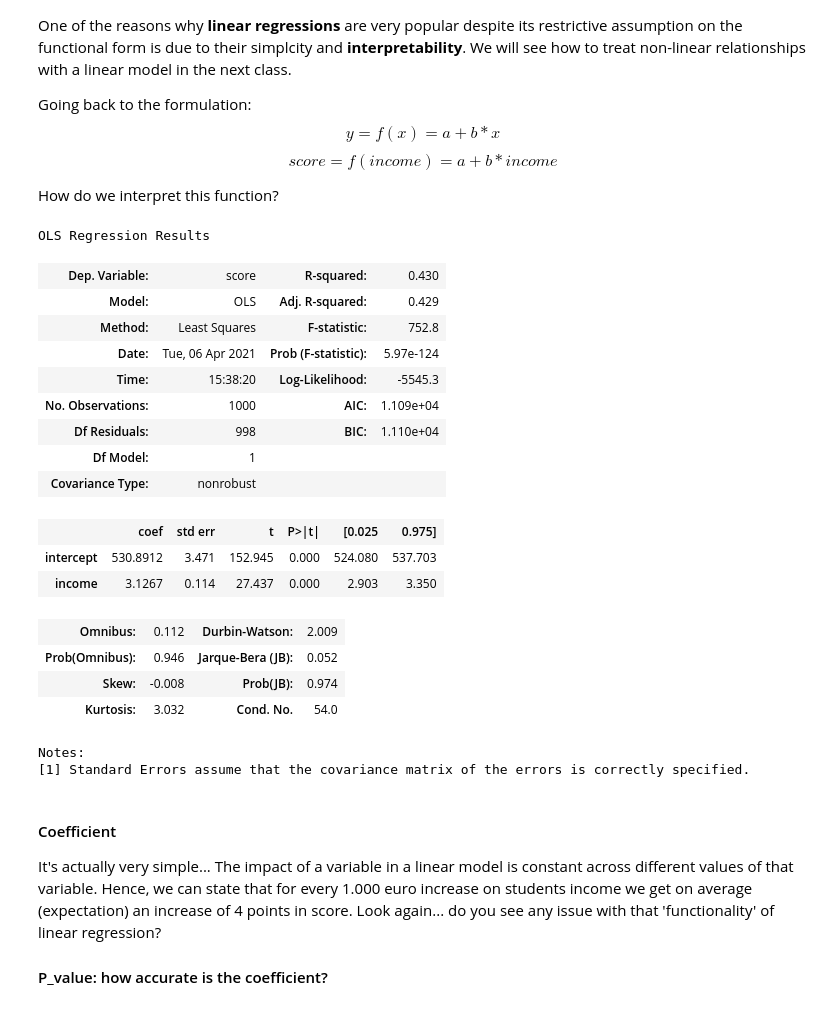
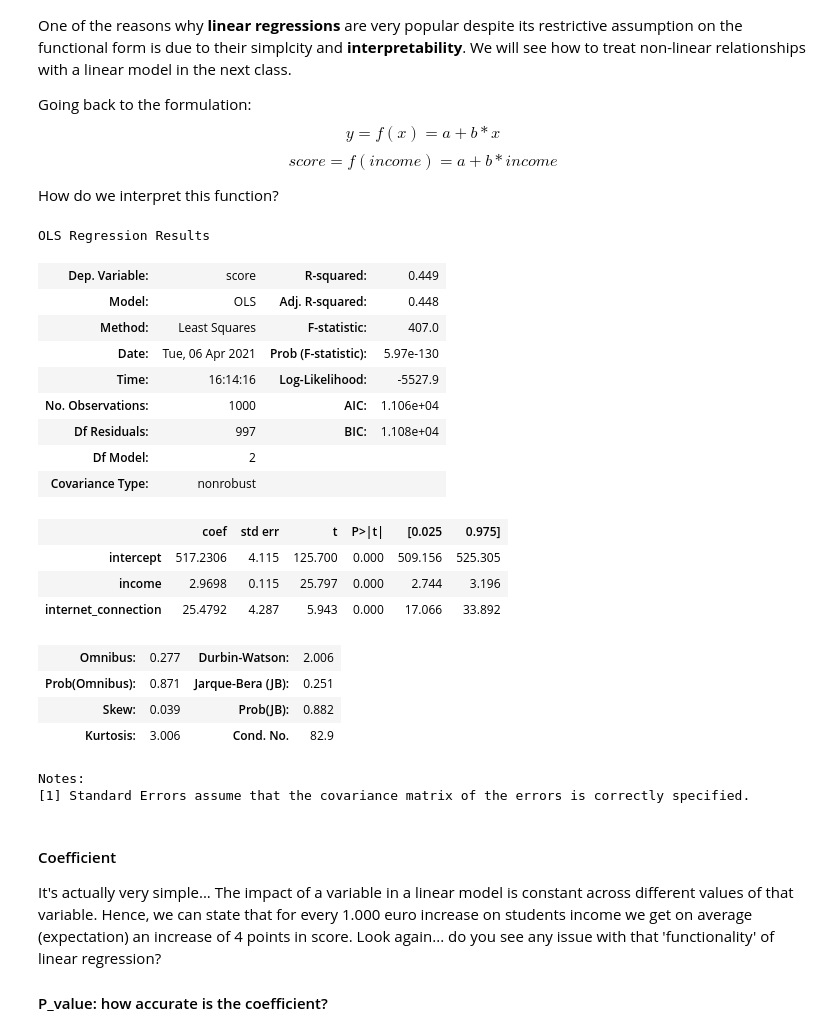
Before and after one commit to minyoungrho/MachineLearning, a Jupyter notebook: classnotes/reg_linear.ipynb, the cells around one changed output. Drawn from its saved outputs; the diff is of its cells as text; code cells hidden in the pictures.

```diff
--- a/classnotes/reg_linear.ipynb
+++ b/classnotes/reg_linear.ipynb
@@ -63,27 +74,28 @@ How do we interpret this function?
 # %%
 from statsmodels.api import OLS
 data['intercept'] = 1
-ols = OLS(data['score'], data[['intercept', 'income']])
+ols = OLS(data['score'], data[['intercept', 'income','internet_connection']])
 results = ols.fit()
 results.summary()
 # %% [output]
 OLS Regression Results
-| Dep. Variable: | score | R-squared: | 0.430 |
-| Model: | OLS | Adj. R-squared: | 0.429 |
-| Method: | Least Squares | F-statistic: | 752.8 |
-| Date: | Tue, 06 Apr 2021 | Prob (F-statistic): | 5.97e-124 |
-| Time: | 15:38:20 | Log-Likelihood: | -5545.3 |
-| No. Observations: | 1000 | AIC: | 1.109e+04 |
-| Df Residuals: | 998 | BIC: | 1.110e+04 |
-| Df Model: | 1 |  |  |
+| Dep. Variable: | score | R-squared: | 0.449 |
+| Model: | OLS | Adj. R-squared: | 0.448 |
+| Method: | Least Squares | F-statistic: | 407.0 |
+| Date: | Tue, 06 Apr 2021 | Prob (F-statistic): | 5.97e-130 |
+| Time: | 16:14:16 | Log-Likelihood: | -5527.9 |
+| No. Observations: | 1000 | AIC: | 1.106e+04 |
+| Df Residuals: | 997 | BIC: | 1.108e+04 |
+| Df Model: | 2 |  |  |
 | Covariance Type: | nonrobust |  |  |
 |  | coef | std err | t | P>|t| | [0.025 | 0.975] |
-| intercept | 530.8912 | 3.471 | 152.945 | 0.000 | 524.080 | 537.703 |
-| income | 3.1267 | 0.114 | 27.437 | 0.000 | 2.903 | 3.350 |
+| intercept | 517.2306 | 4.115 | 125.700 | 0.000 | 509.156 | 525.305 |
+| income | 2.9698 | 0.115 | 25.797 | 0.000 | 2.744 | 3.196 |
+| internet_connection | 25.4792 | 4.287 | 5.943 | 0.000 | 17.066 | 33.892 |
-| Omnibus: | 0.112 | Durbin-Watson: | 2.009 |
-| Prob(Omnibus): | 0.946 | Jarque-Bera (JB): | 0.052 |
-| Skew: | -0.008 | Prob(JB): | 0.974 |
-| Kurtosis: | 3.032 | Cond. No. | 54.0 |
+| Omnibus: | 0.277 | Durbin-Watson: | 2.006 |
+| Prob(Omnibus): | 0.871 | Jarque-Bera (JB): | 0.251 |
+| Skew: | 0.039 | Prob(JB): | 0.882 |
+| Kurtosis: | 3.006 | Cond. No. | 82.9 |
 Notes:
 [1] Standard Errors assume that the covariance matrix of the errors is correctly specified.
 # %% [markdown]
```
Also changed, not shown: parts of 6 cells of this notebook, 1 other file.
